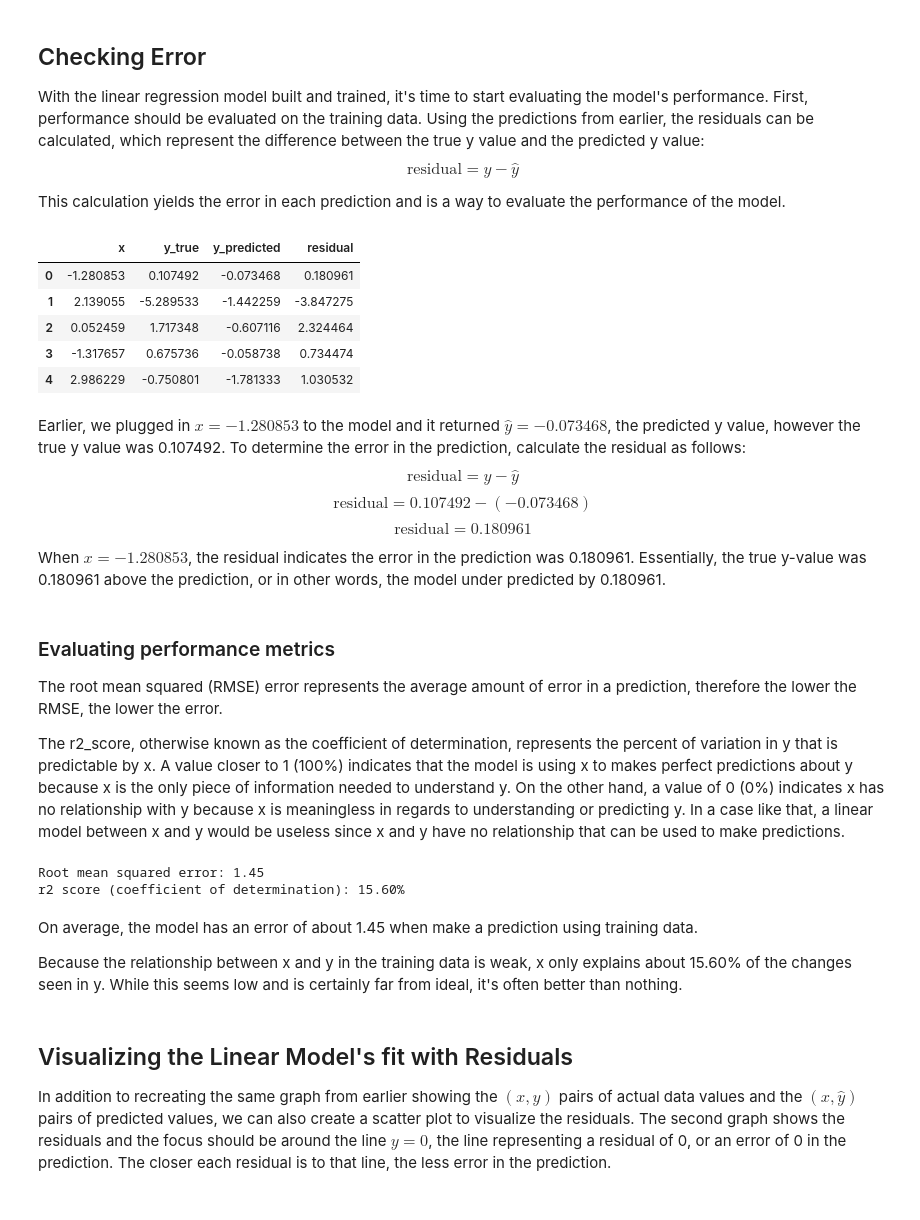
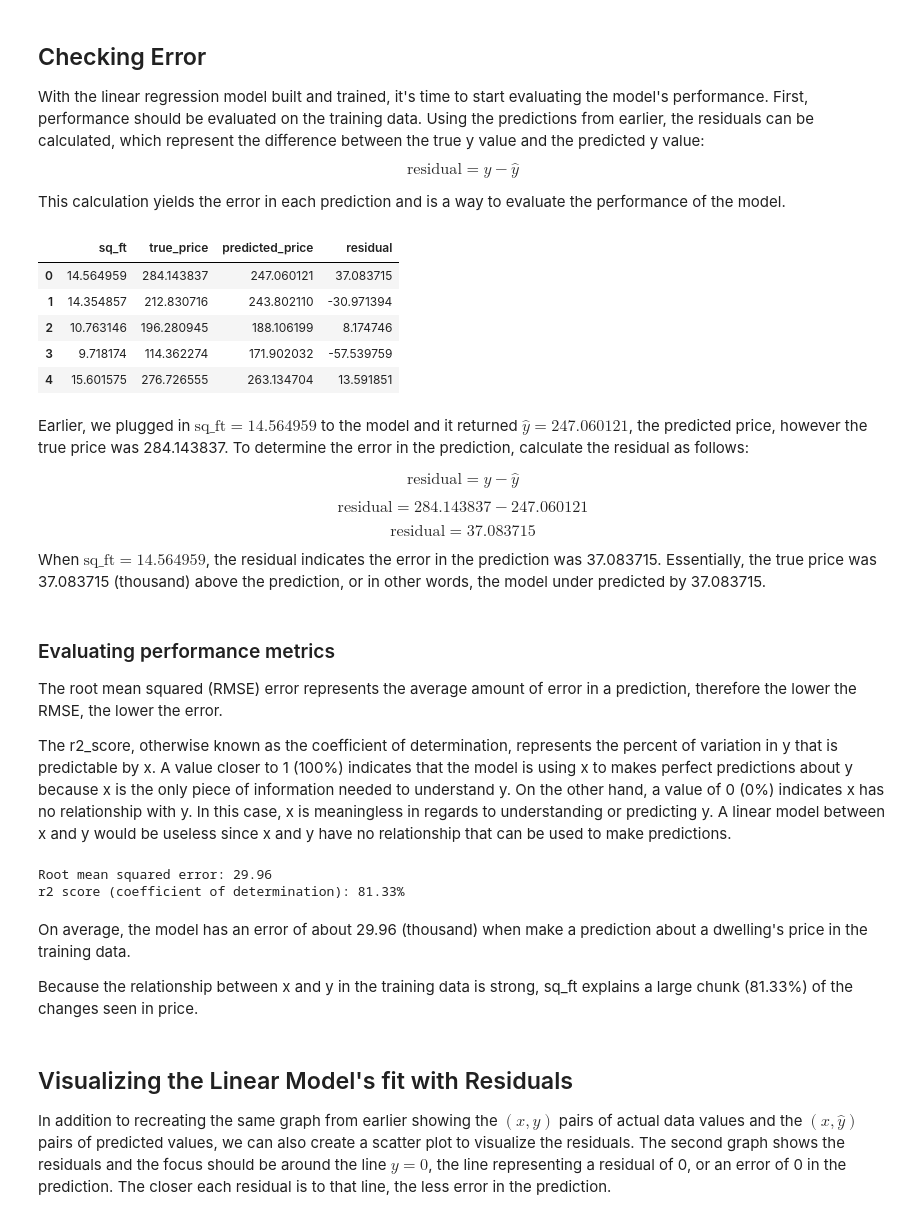
Before and after one commit to papir805/Stanford-ML-Class, a Jupyter notebook: notebooks/linear_regression.ipynb, the cells around one changed output. Saved outputs shown, nothing was run; the diff lists cells and outputs as text; code cells hidden in the pictures.

```diff
--- a/notebooks/linear_regression.ipynb
+++ b/notebooks/linear_regression.ipynb
@@ -14,7 +27,7 @@ from sklearn.feature_selection import r_regression
 # Read Data
 # %%
 # Load the data set.  Use the CSV's first column as the dataframe's index
-df = pd.read_csv("../data/toy_data.csv", index_col=0)
+df = pd.read_csv("../data/housing_data.csv", index_col=0)
 
 # Check data loaded correctly
 df.head()
@@ -27,0 +41,9 @@ df.head()
+# %%
+# Store label names for x and y
+x_label = 'sq_ft'
+y_label = 'price'
+
+# Store other names for later to evaluate
+# the accuracy of the model
+y_true = 'true_price'
+y_predicted = 'predicted_price'
@@ -36,12 +85,6 @@ While it would be reasonable to think that the more data points you have when tr
 # %%
-# Specify which column in the df is to be used as the input feature to the linear regression model
-x_label = ['x']
-
-# Identify which column is the output feature the model is trying to predict
-y_label = ['y']
-
 # Split dataset into training and testing dataset
-X_train, X_test, y_train, y_test = train_test_split(df[x_label].values,
-                                                    df[y_label].values,
+X_train, X_test, y_train, y_test = train_test_split(df[[x_label]].values,
+                                                    df[[y_label]].values,
                                                     test_size=0.25,
                                                     random_state=42)
@@ -149,33 +197,36 @@ performance of the model.
 # %%
 # Calculate the error (residual) for each prediction
 training_residuals = y_train - training_predictions
 
 # Store results in dataframe
-train_results_df = pd.DataFrame({'x':X_train.flatten(),
-                                'y_true':y_train.flatten(),
-                                'y_predicted':training_predictions.flatten(),
+train_results_df = pd.DataFrame({x_label:X_train.flatten(),
+                                y_true:y_train.flatten(),
+                                y_predicted:training_predictions.flatten(),
                                 'residual':training_residuals.flatten()})
 train_results_df.head()
 # %% [output]
-|  | x | y_true | y_predicted | residual |
-| 0 | -1.280853 | 0.107492 | -0.073468 | 0.180961 |
-| 1 | 2.139055 | -5.289533 | -1.442259 | -3.847275 |
-| 2 | 0.052459 | 1.717348 | -0.607116 | 2.324464 |
-| 3 | -1.317657 | 0.675736 | -0.058738 | 0.734474 |
-| 4 | 2.986229 | -0.750801 | -1.781333 | 1.030532 |
+|  | sq_ft | true_price | predicted_price | residual |
+| 0 | 14.564959 | 284.143837 | 247.060121 | 37.083715 |
+| 1 | 14.354857 | 212.830716 | 243.802110 | -30.971394 |
+| 2 | 10.763146 | 196.280945 | 188.106199 | 8.174746 |
+| 3 | 9.718174 | 114.362274 | 171.902032 | -57.539759 |
+| 4 | 15.601575 | 276.726555 | 263.134704 | 13.591851 |
 # %% [markdown]
-Earlier, we plugged in $x=-1.280853$ to the model and it returned $\hat y = -0.073468$, the predicted y value, however the true y value was 0.107492.  To determine the error in the prediction, calculate the residual as follows:
+Earlier, we plugged in $\text{sq_ft}=14.564959$ to the model and it returned $\hat y = 247.060121$, the predicted price, however the true price was 284.143837.  To determine the error in the prediction, calculate the residual as follows:
+
 $$\text{residual} = y - \hat y$$
-$$\text{residual} = 0.107492 - (-0.073468)$$
-$$\text{residual} = 0.180961$$
 
-When $x=-1.280853$, the residual indicates the error in the prediction was 0.180961.  Essentially, the true y-value was 0.180961 above the prediction, or in other words, the model under predicted by 0.180961.
+$$\text{residual} = 284.143837	 - 247.060121$$
+
+$$\text{residual} = 37.083715$$
+
+When $\text{sq_ft}=14.564959$, the residual indicates the error in the prediction was 37.083715.  Essentially, the true price was 37.083715 (thousand) above the prediction, or in other words, the model under predicted by 37.083715.
 # %% [markdown]
 ### Evaluating performance metrics
 
 The root mean squared (RMSE) error represents the average amount of error in a prediction, therefore the lower the RMSE, the lower the error.
 
-The r2_score, otherwise known as the coefficient of determination, represents the percent of variation in y that is predictable by x. A value closer to 1 (100%) indicates that the model is using x to makes perfect predictions about y because x is the only piece of information needed to understand y.  On the other hand, a value of 0 (0%) indicates x has no relationship with y because x is meaningless in regards to understanding or predicting y.  In a case like that, a linear model between x and y would be useless since x and y have no relationship that can be used to make predictions.
+The r2_score, otherwise known as the coefficient of determination, represents the percent of variation in y that is predictable by x. A value closer to 1 (100%) indicates that the model is using x to makes perfect predictions about y because x is the only piece of information needed to understand y.  On the other hand, a value of 0 (0%) indicates x has no relationship with y.  In this case, x is meaningless in regards to understanding or predicting y.  A linear model between x and y would be useless since x and y have no relationship that can be used to make predictions.
 # %%
 # The root mean squared error
 training_rmse = np.sqrt(mean_squared_error(y_train, training_predictions))
@@ -185,12 +236,12 @@ print(f"Root mean squared error: {training_rmse:.2f}")
 training_r2_score = lin_reg_model.score(X_train, y_train)
 print(f"r2 score (coefficient of determination): {training_r2_score*100:.2f}%")
 # %% [output]
-Root mean squared error: 1.45
-r2 score (coefficient of determination): 15.60%
+Root mean squared error: 29.96
+r2 score (coefficient of determination): 81.33%
 # %% [markdown]
-On average, the model has an error of about 1.45 when make a prediction using training data.
+On average, the model has an error of about 29.96 (thousand) when make a prediction about a dwelling's price in the training data.
 
-Because the relationship between x and y in the training data is weak, x only explains about 15.60% of the changes seen in y.  While this seems low and is certainly far from ideal, it's often better than nothing.
+Because the relationship between x and y in the training data is strong, sq_ft explains a large chunk (81.33%) of the changes seen in price.
 # %% [markdown]
 ## Visualizing the Linear Model's fit with Residuals
 
```
Also changed, not shown: parts of 32 cells of this notebook, 4 other files.
